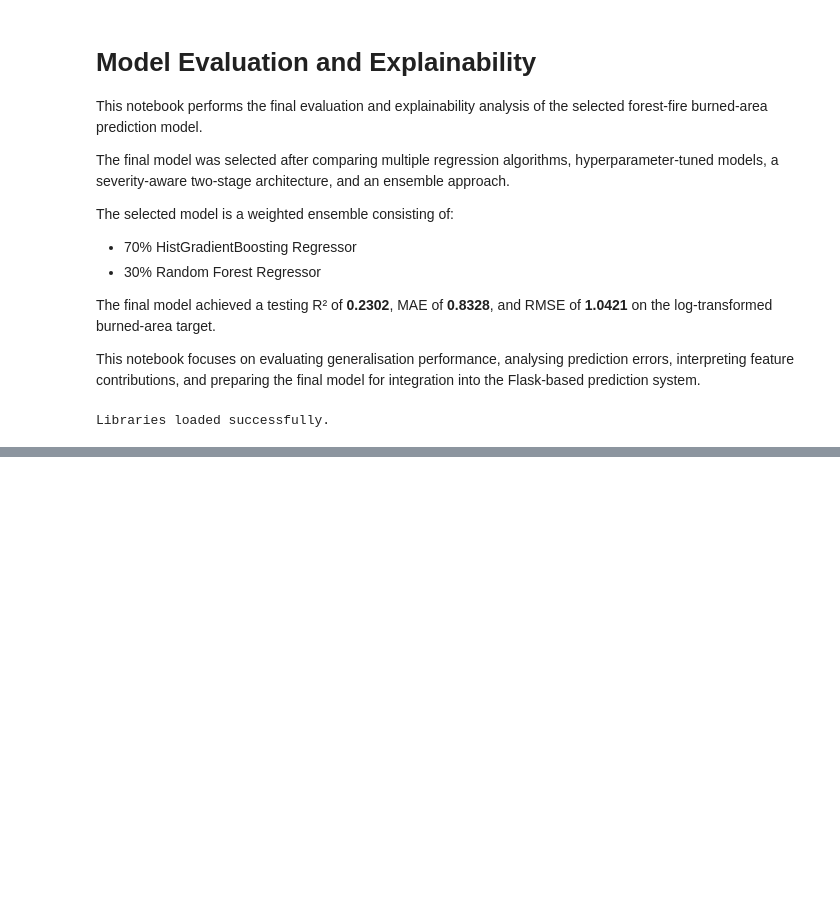
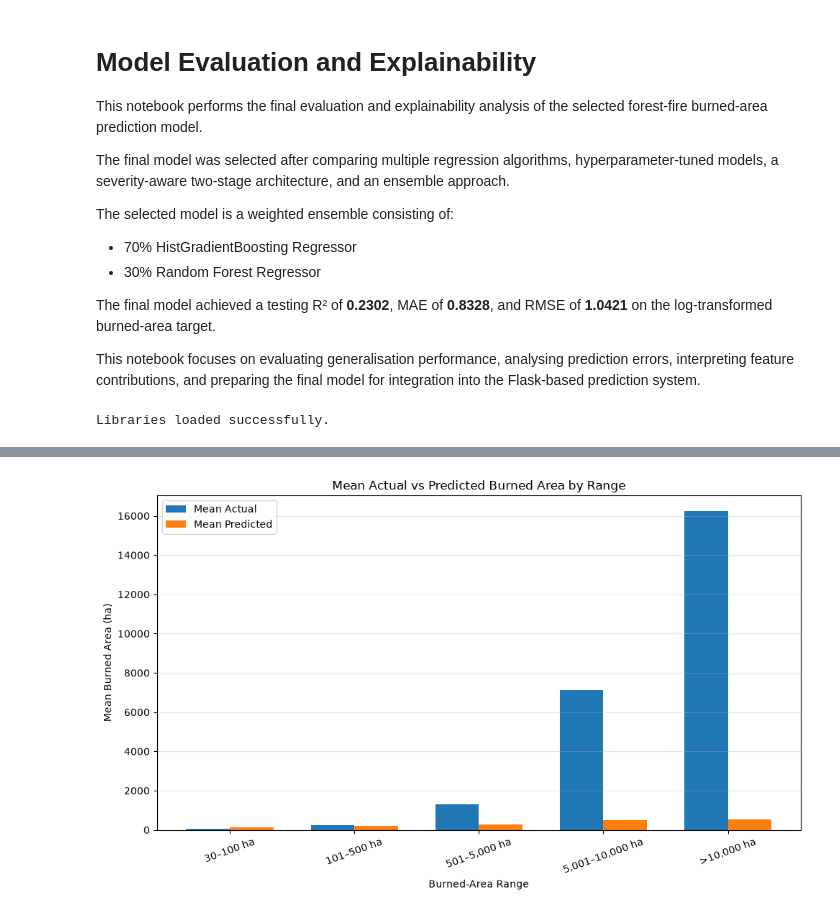
Before and after one commit to mraznyrazeek/ML-Based-Forest-Fire-Prediction-Project, a Jupyter notebook: backend/notebooks/04_model_evaluation_explainability.ipynb, the cells around one changed output, grey strips where cells are left out. Cells and saved outputs as stored; diff of their text form; code cells hidden in the pictures; blank space fills up the shorter version.

```diff
--- a/backend/notebooks/04_model_evaluation_explainability.ipynb
+++ b/backend/notebooks/04_model_evaluation_explainability.ipynb
@@ -46,0 +595,43 @@ Libraries loaded successfully.
+# %%
+# ACTUAL VS PREDICTED BY BURNED-AREA RANGE
+
+x = np.arange(len(range_summary))
+
+width = 0.35
+
+plt.figure(figsize=(10, 6))
+
+plt.bar(
+    x - width / 2,
+    range_summary["mean_actual_ha"],
+    width,
+    label="Mean Actual"
+)
+
+plt.bar(
+    x + width / 2,
+    range_summary["mean_predicted_ha"],
+    width,
+    label="Mean Predicted"
+)
+
+plt.xticks(
+    x,
+    range_summary["burned_area_range"],
+    rotation=20
+)
+
+plt.xlabel("Burned-Area Range")
+plt.ylabel("Mean Burned Area (ha)")
+plt.title("Mean Actual vs Predicted Burned Area by Range")
+
+plt.legend()
+plt.grid(
+    axis="y",
+    alpha=0.3
+)
+
+plt.tight_layout()
+plt.show()
+# %% [output]
+[figure, added]
```
Also changed, not shown: parts of 36 cells of this notebook.
